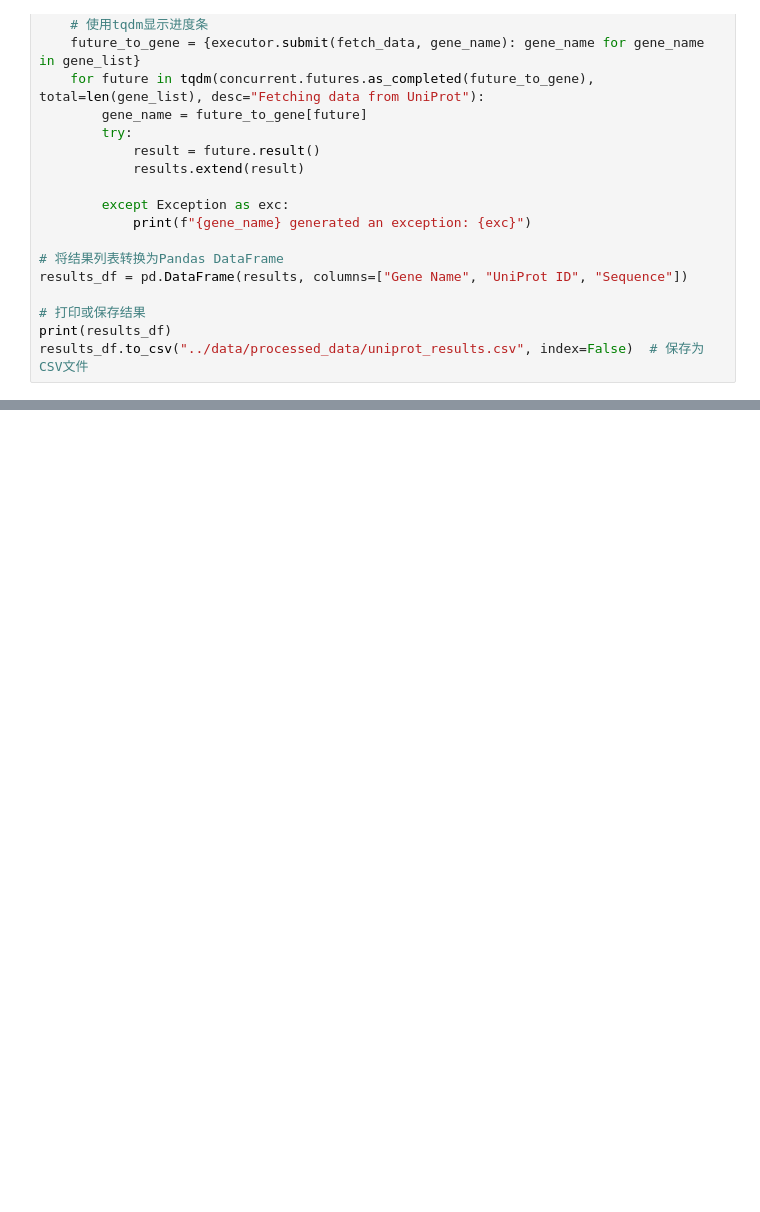
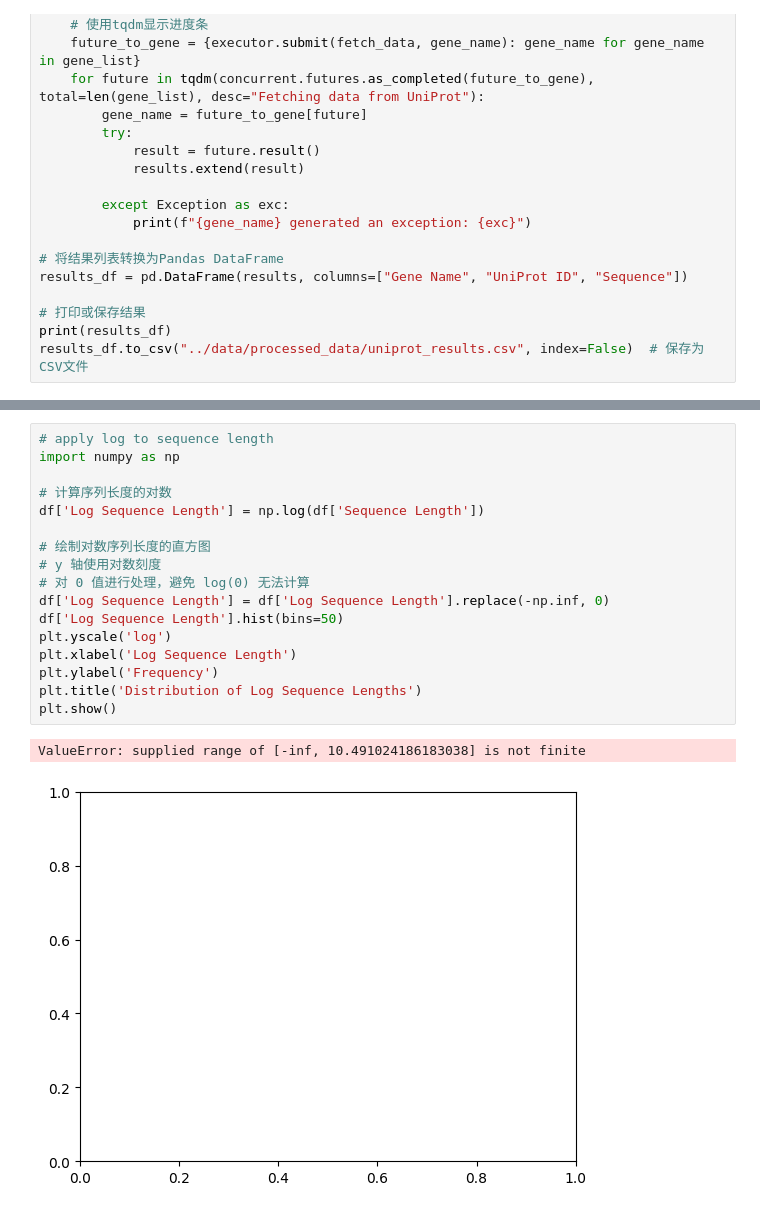
Before and after one commit to Ori-Replication/Bioinfo_SL_Project, a Jupyter notebook: code/EDA_sequence.ipynb, the cells around one changed output, grey strips where cells are left out. Drawn from its saved outputs; the diff is of its cells as text; blank space fills up the shorter version.

```diff
--- a/code/EDA_sequence.ipynb
+++ b/code/EDA_sequence.ipynb
@@ -112,0 +162,20 @@ results_df.to_csv("../data/processed_data/uniprot_results.csv", index=False)  #
+# %%
+# apply log to sequence length
+import numpy as np
+
+# 计算序列长度的对数
+df['Log Sequence Length'] = np.log(df['Sequence Length'])
+
+# 绘制对数序列长度的直方图
+# y 轴使用对数刻度
+# 对 0 值进行处理，避免 log(0) 无法计算
+df['Log Sequence Length'] = df['Log Sequence Length'].replace(-np.inf, 0)
+df['Log Sequence Length'].hist(bins=50)
+plt.yscale('log')
+plt.xlabel('Log Sequence Length')
+plt.ylabel('Frequency')
+plt.title('Distribution of Log Sequence Lengths')
+plt.show()
+# %% [output]
+ValueError: supplied range of [-inf, 10.491024186183038] is not finite
+[figure, added]
```
Also changed, not shown: parts of 3 cells of this notebook, 8 other files.
